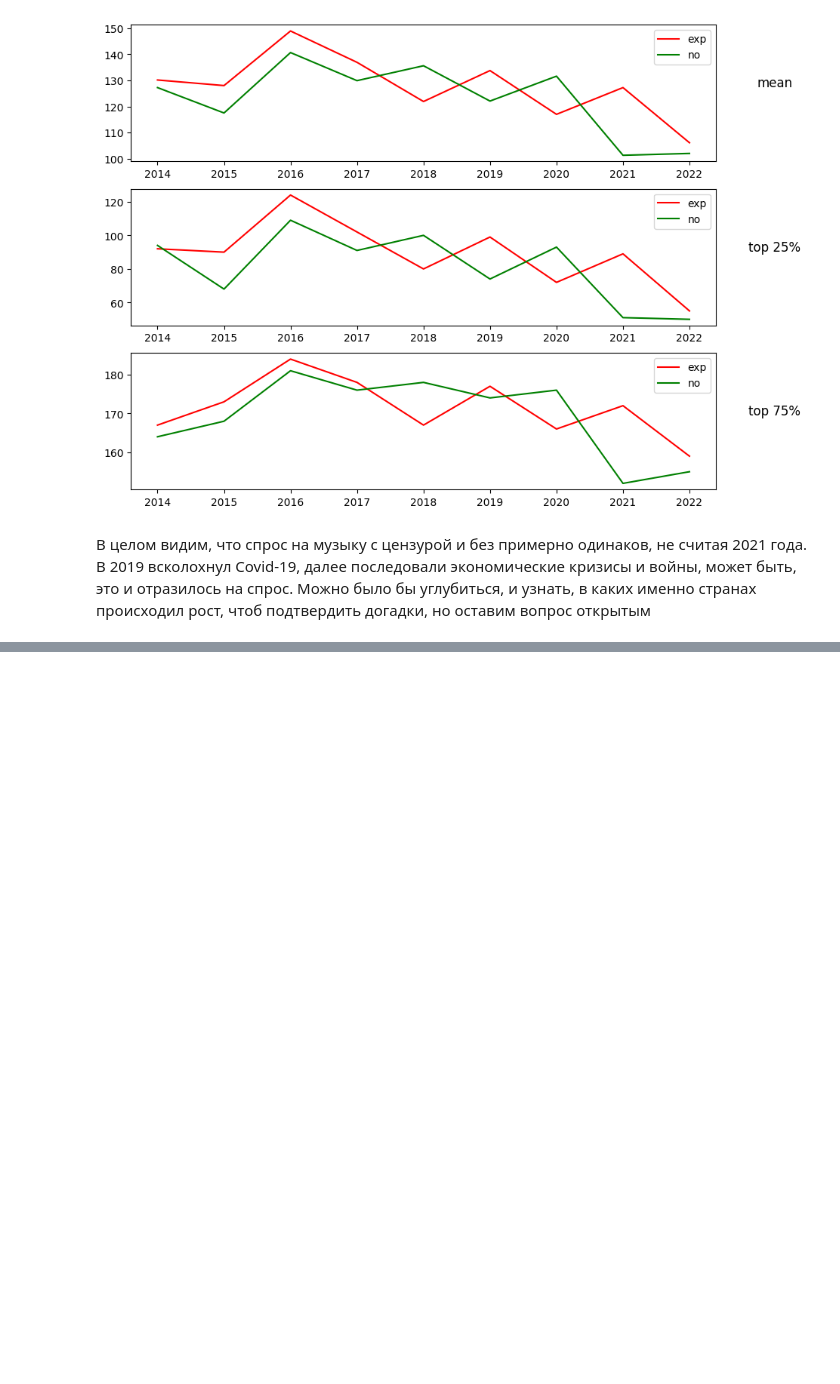
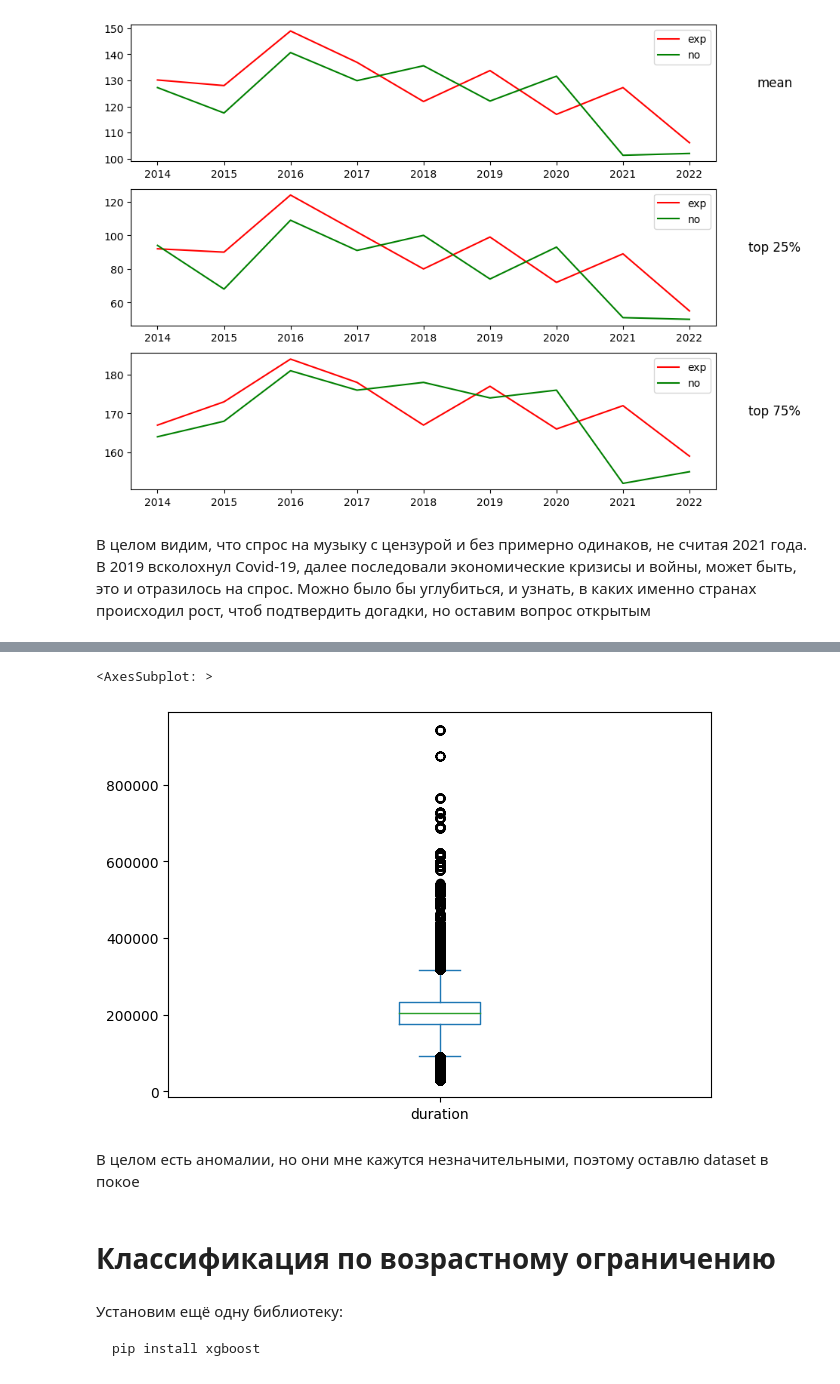
Before and after one commit to AlimKugot/DataScience, a Jupyter notebook: Code.ipynb, the cells around one changed output, grey strips where cells are left out. Drawn from its saved outputs; the diff is of its cells as text; code cells hidden in the pictures; blank space fills up the shorter version.

````diff
--- a/Code.ipynb
+++ b/Code.ipynb
@@ -439,0 +389,9 @@ KeyboardInterrupt:
+# %%
+from sklearn.preprocessing import LabelEncoder
+enc=LabelEncoder()
+df['name']= enc.fit_transform(df['name'])
+df['country']= enc.fit_transform(df['country'])
+df['date']= enc.fit_transform(df['date'])
+df['artists']= enc.fit_transform(df['artists'])
+df['artist_genres']= enc.fit_transform(df['artist_genres'])
+df['explicit']= enc.fit_transform(df['explicit'])
@@ -439,0 +437,9 @@ KeyboardInterrupt:
+# %%
+df['duration'].plot.box(figsize=(7,5))
+# %% [output]
+<AxesSubplot: >
+[figure, added]
+# %% [markdown]
+В целом есть аномалии, но они мне кажутся незначительными, поэтому оставлю dataset в покое
+# %% [markdown]
+# Классификация по возрастному ограничению
@@ -439,0 +452,5 @@ KeyboardInterrupt:
+# %% [markdown]
+Установим ещё одну библиотеку:
+```bash
+pip install xgboost
+```
````
Also changed, not shown: parts of 26 cells of this notebook, 2 other files.
